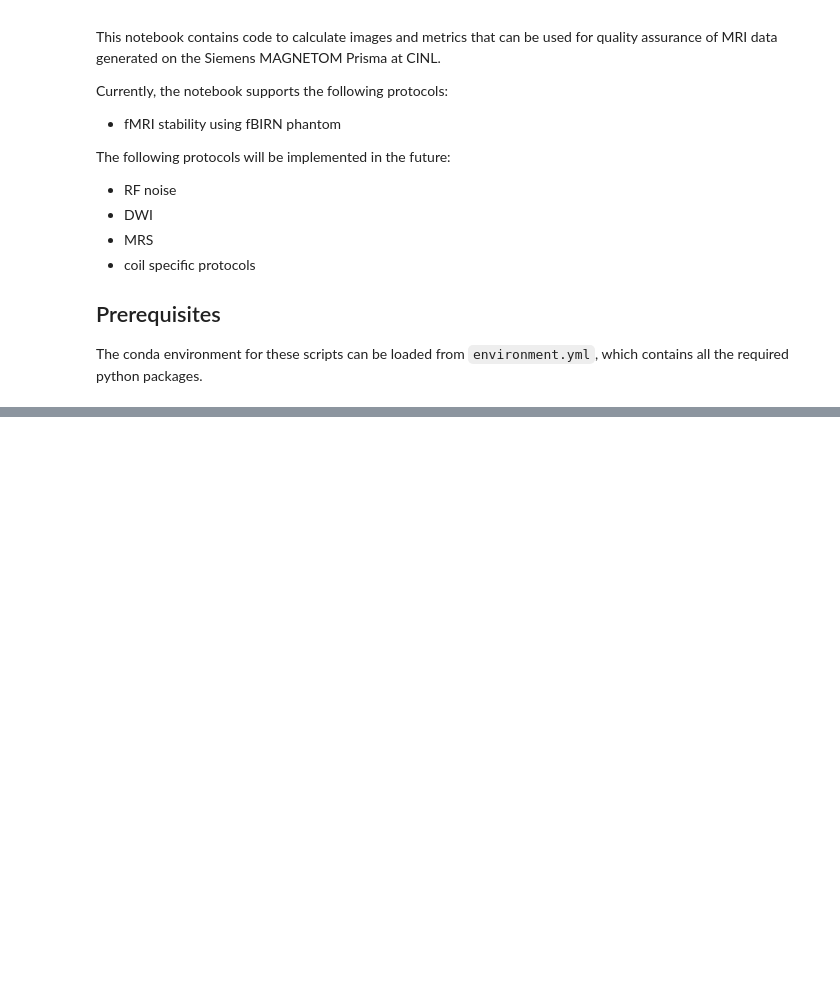
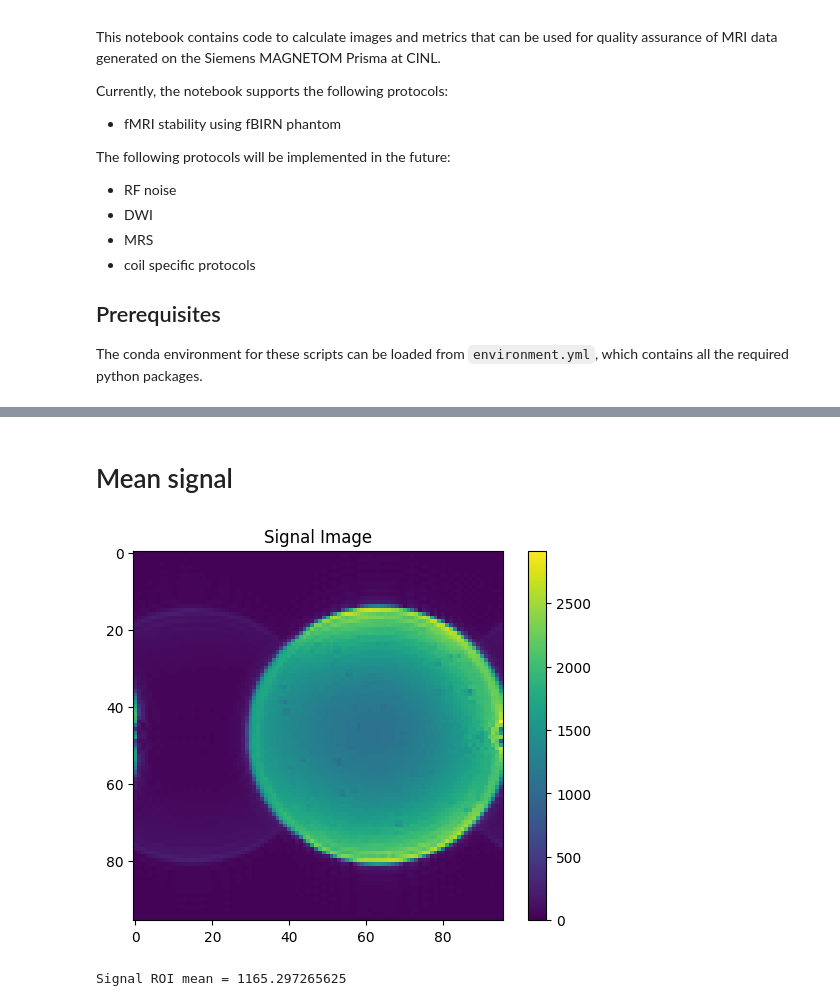
Before and after one commit to UAB-CINL/qa, a Jupyter notebook: prisma_qa.ipynb, the cells around one changed output, grey strips where cells are left out. Cells and saved outputs as stored; diff of their text form; code cells hidden in the pictures; blank space fills up the shorter version.

```diff
--- a/prisma_qa.ipynb
+++ b/prisma_qa.ipynb
@@ -200,0 +63,19 @@ Signal = 1165.297265625
+# %% [markdown]
+# Mean signal
+# %%
+# calculate signal image (simple average)
+# take center slice only
+signal_img = np.mean(fates_data[:,:,roi_z,:], axis=2)
+# signal summary value
+signal = np.mean(signal_img[x_min:x_max, y_min:y_max])
+
+plt.figure()
+plt.imshow(signal_img)
+plt.title('Signal Image')
+plt.colorbar()
+plt.show()
+
+print('Signal ROI mean =', signal)
+# %% [output]
+[figure, added]
+Signal ROI mean = 1165.297265625
```
Also changed, not shown: parts of 20 cells of this notebook, 1 other file.
